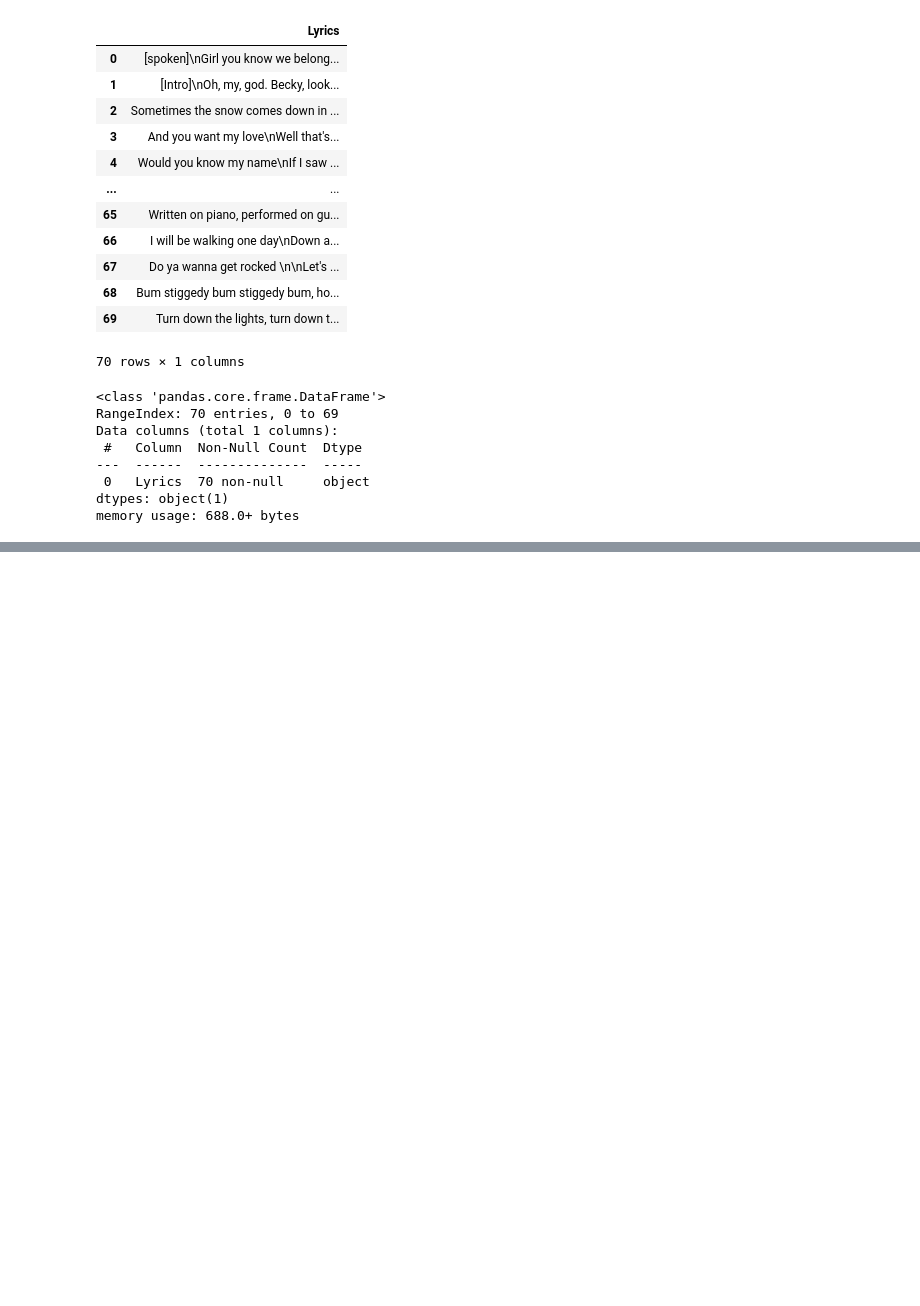
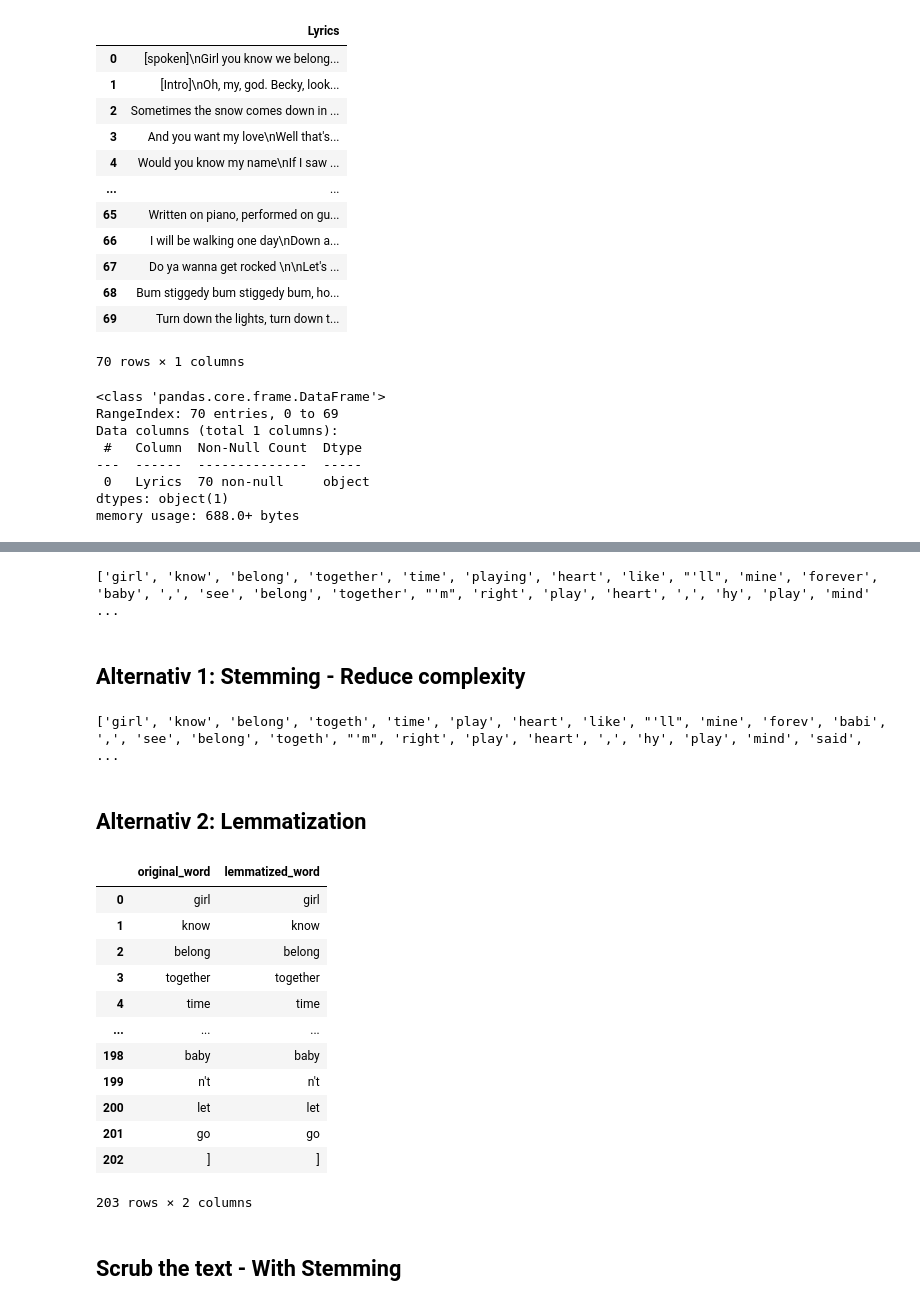
Before and after one commit to JonasRex/JupyterLab_My_Notebooks, a Jupyter notebook: ExamsProject/Lyric Analyzer.ipynb, the cells around one changed output, grey strips where cells are left out. Saved outputs shown, nothing was run; the diff lists cells and outputs as text; code cells hidden in the pictures; blank space fills up the shorter version.

```diff
--- a/ExamsProject/Lyric Analyzer.ipynb
+++ b/ExamsProject/Lyric Analyzer.ipynb
@@ -68,0 +96,9 @@ memory usage: 688.0+ bytes
+# %%
+import re
+sentense = re.sub("[\(\[].*?[\)\]]", "", sentense)
+# %%
+import nltk
+from nltk.tokenize import word_tokenize
+#function to split text into word
+tokens = word_tokenize(sentense)
+print(tokens)
@@ -68,0 +118,9 @@ memory usage: 688.0+ bytes
+# %%
+from nltk.corpus import stopwords
+stop_words = set(stopwords.words('english'))
+tokens = [w for w in tokens if not w in stop_words]
+print(tokens)
+# %% [output]
+['girl', 'know', 'belong', 'together', 'time', 'playing', 'heart', 'like', "'ll", 'mine', 'forever', 'baby', ',', 'see', 'belong', 'together', "'m", 'right', 'play', 'heart', ',', 'hy', 'play', 'mind' ...
+# %% [markdown]
+## Alternativ 1: Stemming - Reduce complexity
@@ -68,0 +134,31 @@ memory usage: 688.0+ bytes
+# %%
+stemmed_words=[porter_stemmer.stem(word=word) for word in tokens]
+print(stemmed_words)
+# %% [output]
+['girl', 'know', 'belong', 'togeth', 'time', 'play', 'heart', 'like', "'ll", 'mine', 'forev', 'babi', ',', 'see', 'belong', 'togeth', "'m", 'right', 'play', 'heart', ',', 'hy', 'play', 'mind', 'said', ...
+# %% [markdown]
+## Alternativ 2:  Lemmatization
+# %%
+from nltk.stem import WordNetLemmatizer
+# nltk.download('wordnet')
+
+lemmatizer = WordNetLemmatizer()
+
+lemmatized_words=[lemmatizer.lemmatize(word=word,pos='v') for word in tokens]
+lemmatizeddf= pd.DataFrame({'original_word': tokens,'lemmatized_word': lemmatized_words})
+lemmatizeddf=lemmatizeddf[['original_word','lemmatized_word']]
+lemmatizeddf
+# %% [output]
+|  | original_word | lemmatized_word |
+| 0 | girl | girl |
+| 1 | know | know |
+| 2 | belong | belong |
+| 3 | together | together |
+| 4 | time | time |
+| ... | ... | ... |
+| 198 | baby | baby |
+| 199 | n't | n't |
+| 200 | let | let |
+| 201 | go | go |
+| 202 | ] | ] |
+203 rows × 2 columns
@@ -68,0 +167,2 @@ memory usage: 688.0+ bytes
+# %% [markdown]
+ ## Scrub the text - With Stemming
```
Also changed, not shown: parts of 23 cells of this notebook, 9 other files.
